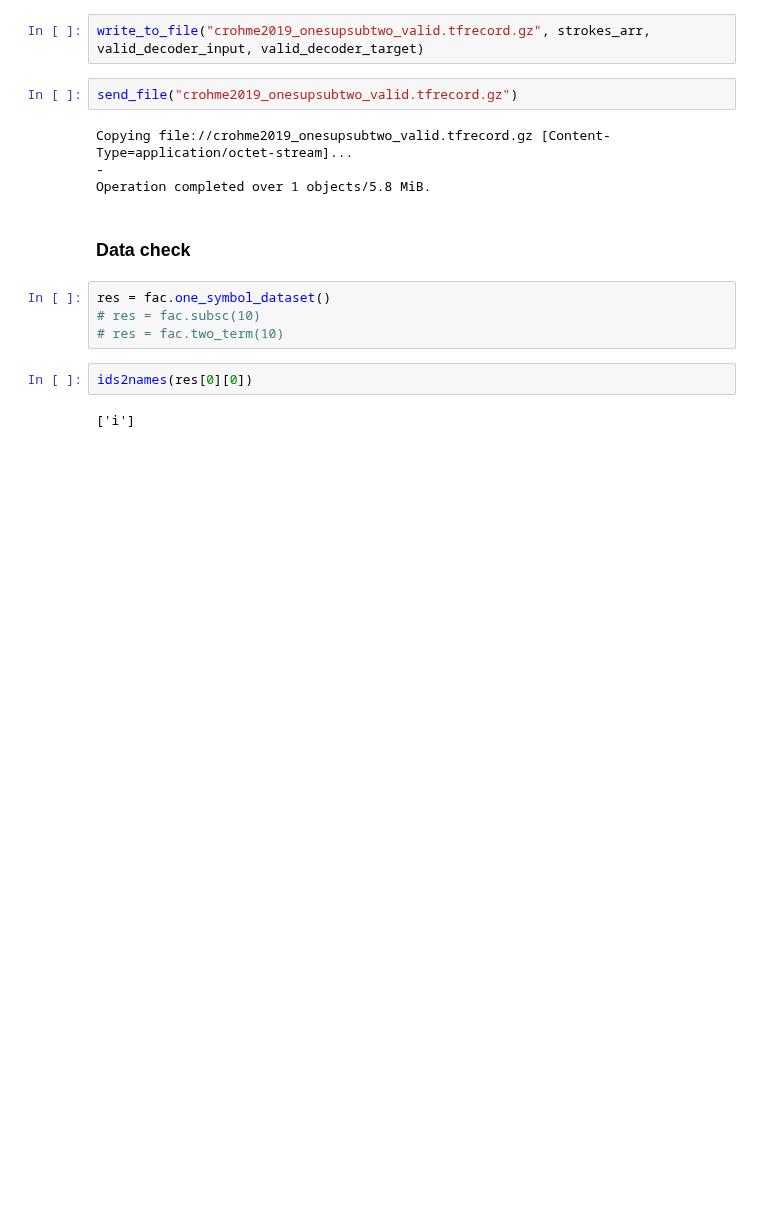
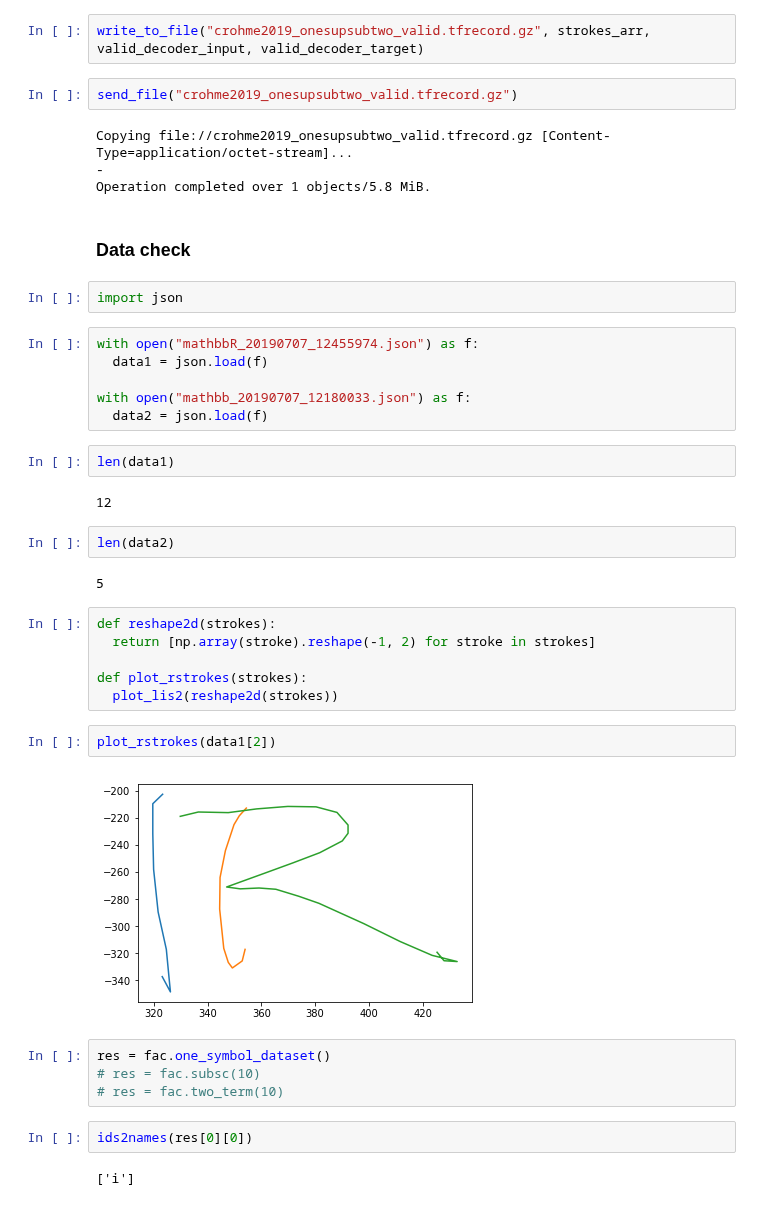
Before and after one commit to karino2/tegashiki, a Jupyter notebook: tegashiki_mathexp_generate.ipynb, the cells around one changed output. Saved outputs shown, nothing was run; the diff lists cells and outputs as text; blank space fills up the shorter version.

Commit message:
Check generated training data.

```diff
--- a/tegashiki_mathexp_generate.ipynb
+++ b/tegashiki_mathexp_generate.ipynb
@@ -574,6 +574,32 @@ Copying file://crohme2019_onesupsubtwo_valid.tfrecord.gz [Content-Type=applicati
 Operation completed over 1 objects/5.8 MiB.
 # %% [markdown]
 ### Data check
+# %%
+import json
+# %%
+with open("mathbbR_20190707_12455974.json") as f:
+  data1 = json.load(f)
+
+with open("mathbb_20190707_12180033.json") as f:
+  data2 = json.load(f)
+# %%
+len(data1)
+# %% [output]
+12
+# %%
+len(data2)
+# %% [output]
+5
+# %%
+def reshape2d(strokes):
+  return [np.array(stroke).reshape(-1, 2) for stroke in strokes]
+
+def plot_rstrokes(strokes):
+  plot_lis2(reshape2d(strokes))
+# %%
+plot_rstrokes(data1[2])
+# %% [output]
+[figure, added]
 # %%
 res = fac.one_symbol_dataset()
 # res = fac.subsc(10)
```
